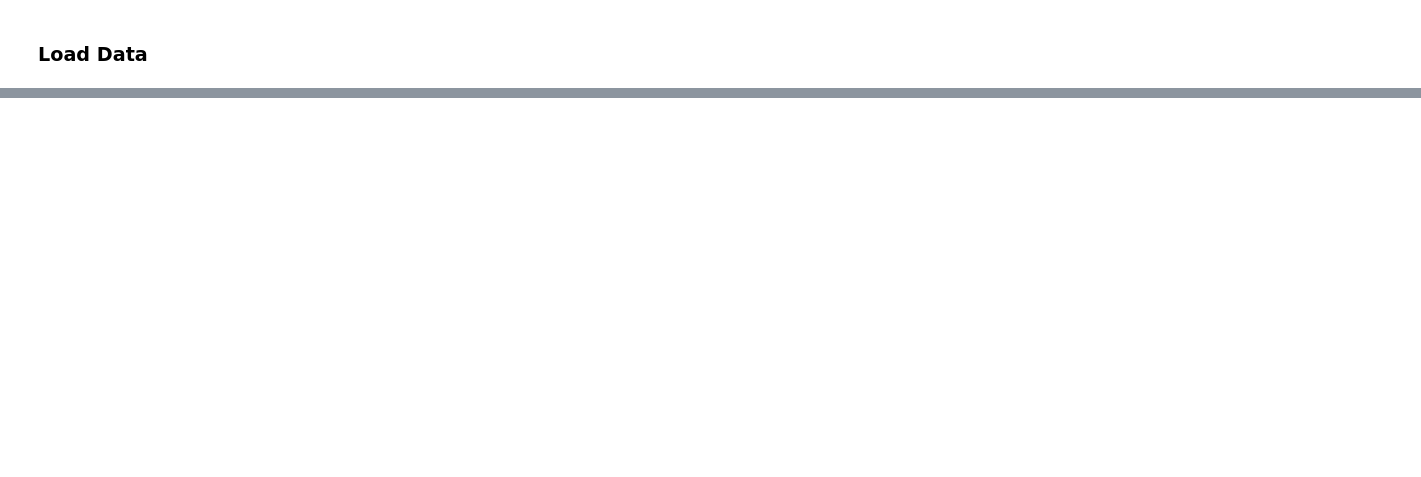
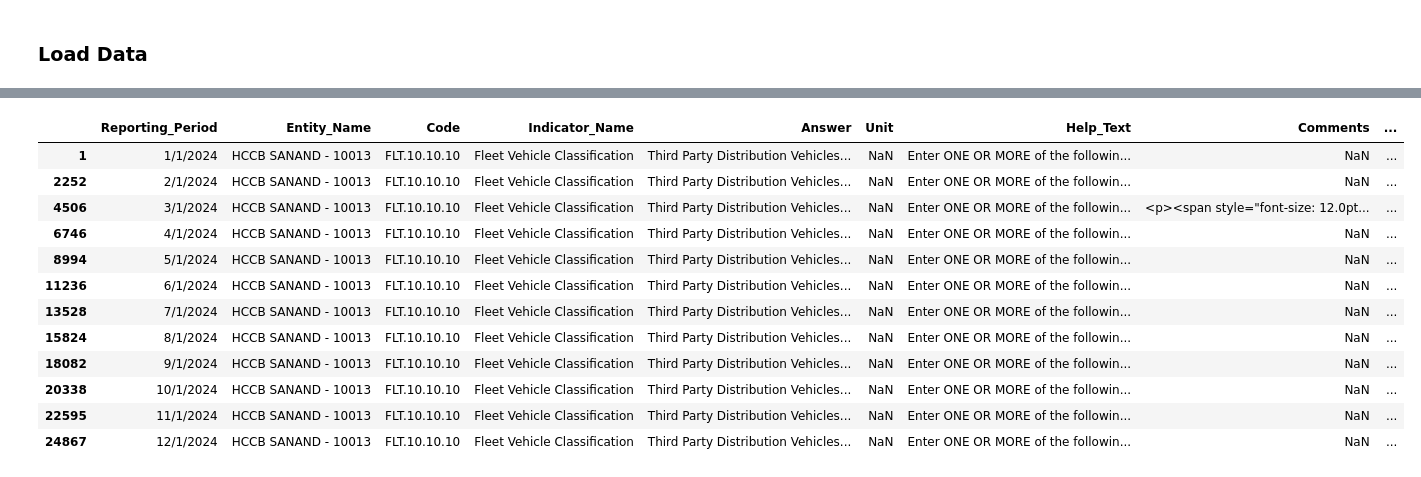
Before and after one commit to JoseAlfaroCC/T-S_Anomaly_Detection, a Jupyter notebook: Code/EDA.ipynb, the cells around one changed output, grey strips where cells are left out. Cells and saved outputs as stored; diff of their text form; code cells hidden in the pictures; blank space fills up the shorter version.

```diff
--- a/Code/EDA.ipynb
+++ b/Code/EDA.ipynb
@@ -103,0 +173,16 @@ UnicodeDecodeError: 'utf-8' codec can't decode byte 0xa0 in position 215099: inv
+# %%
+text_input_ind[(text_input_ind['Facility_ID'] == 10013) & (text_input_ind["Indicator_Name"] == "Fleet Vehicle Classification")]
+# %% [output]
+|  | Reporting_Period | Entity_Name | Code | Indicator_Name | Answer | Unit | Help_Text | Comments | ... |
+| 1 | 1/1/2024 | HCCB SANAND - 10013 | FLT.10.10.10 | Fleet Vehicle Classification | Third Party Distribution Vehicles... | NaN | Enter ONE OR MORE of the followin... | NaN | ... |
+| 2252 | 2/1/2024 | HCCB SANAND - 10013 | FLT.10.10.10 | Fleet Vehicle Classification | Third Party Distribution Vehicles... | NaN | Enter ONE OR MORE of the followin... | NaN | ... |
+| 4506 | 3/1/2024 | HCCB SANAND - 10013 | FLT.10.10.10 | Fleet Vehicle Classification | Third Party Distribution Vehicles... | NaN | Enter ONE OR MORE of the followin... | <p><span style="font-size: 12.0pt... | ... |
+| 6746 | 4/1/2024 | HCCB SANAND - 10013 | FLT.10.10.10 | Fleet Vehicle Classification | Third Party Distribution Vehicles... | NaN | Enter ONE OR MORE of the followin... | NaN | ... |
+| 8994 | 5/1/2024 | HCCB SANAND - 10013 | FLT.10.10.10 | Fleet Vehicle Classification | Third Party Distribution Vehicles... | NaN | Enter ONE OR MORE of the followin... | NaN | ... |
+| 11236 | 6/1/2024 | HCCB SANAND - 10013 | FLT.10.10.10 | Fleet Vehicle Classification | Third Party Distribution Vehicles... | NaN | Enter ONE OR MORE of the followin... | NaN | ... |
+| 13528 | 7/1/2024 | HCCB SANAND - 10013 | FLT.10.10.10 | Fleet Vehicle Classification | Third Party Distribution Vehicles... | NaN | Enter ONE OR MORE of the followin... | NaN | ... |
+| 15824 | 8/1/2024 | HCCB SANAND - 10013 | FLT.10.10.10 | Fleet Vehicle Classification | Third Party Distribution Vehicles... | NaN | Enter ONE OR MORE of the followin... | NaN | ... |
+| 18082 | 9/1/2024 | HCCB SANAND - 10013 | FLT.10.10.10 | Fleet Vehicle Classification | Third Party Distribution Vehicles... | NaN | Enter ONE OR MORE of the followin... | NaN | ... |
+| 20338 | 10/1/2024 | HCCB SANAND - 10013 | FLT.10.10.10 | Fleet Vehicle Classification | Third Party Distribution Vehicles... | NaN | Enter ONE OR MORE of the followin... | NaN | ... |
+| 22595 | 11/1/2024 | HCCB SANAND - 10013 | FLT.10.10.10 | Fleet Vehicle Classification | Third Party Distribution Vehicles... | NaN | Enter ONE OR MORE of the followin... | NaN | ... |
+| 24867 | 12/1/2024 | HCCB SANAND - 10013 | FLT.10.10.10 | Fleet Vehicle Classification | Third Party Distribution Vehicles... | NaN | Enter ONE OR MORE of the followin... | NaN | ... |
```
Also changed, not shown: parts of 27 cells of this notebook.
